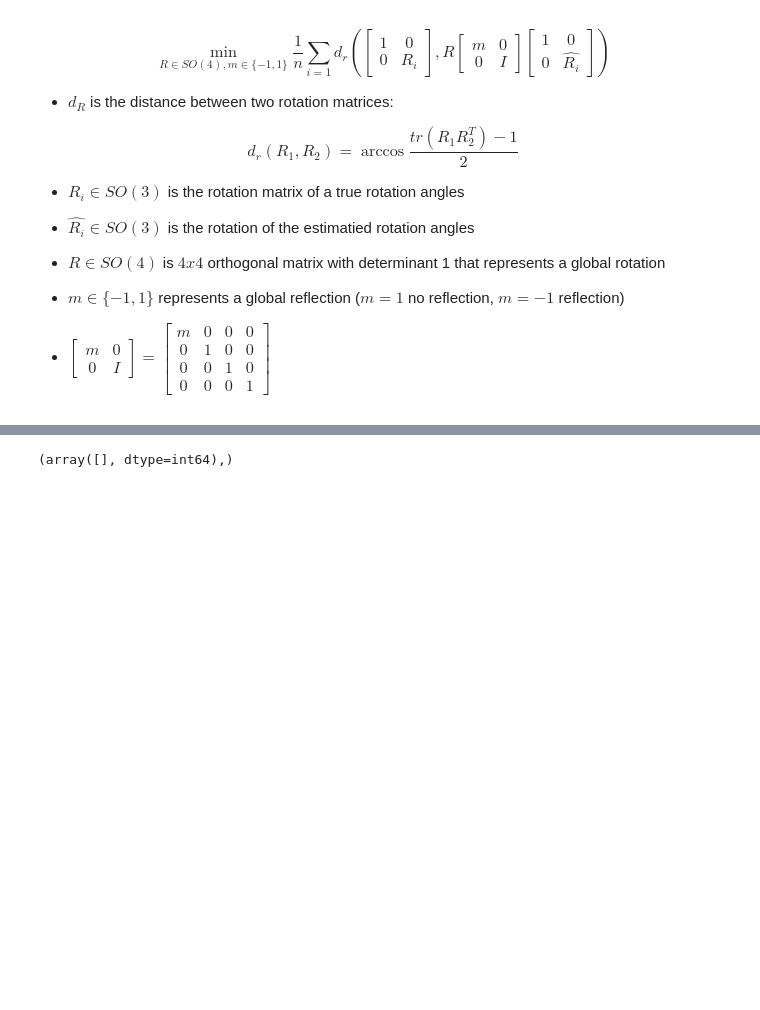
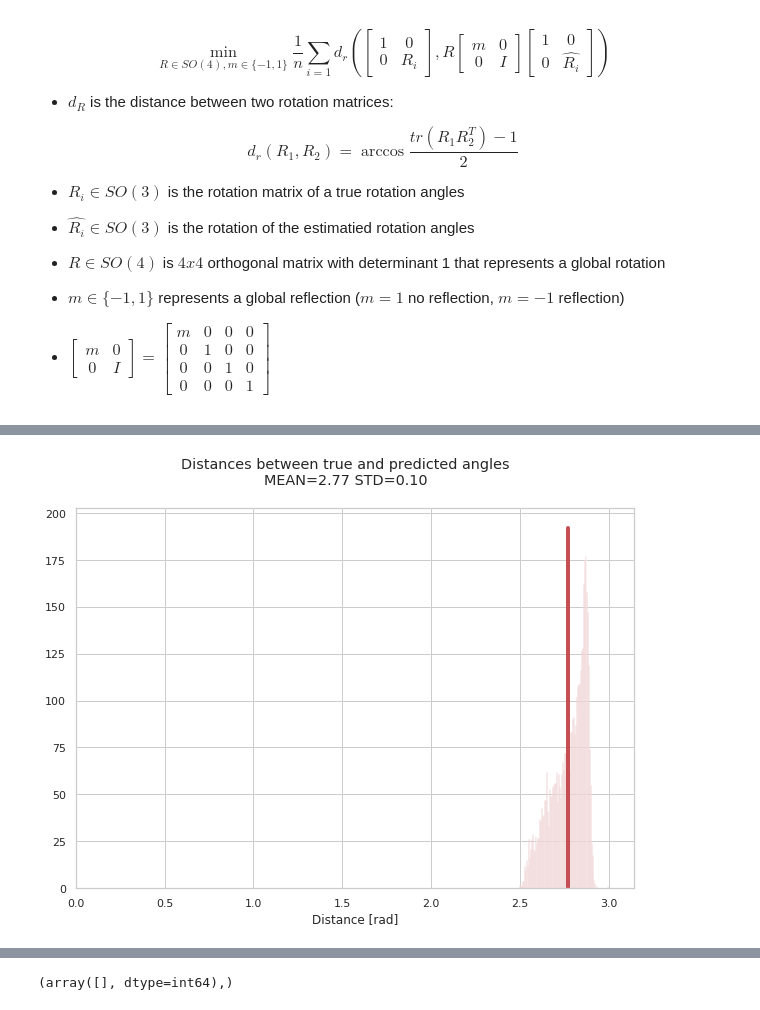
Before and after one commit to JelenaBanjac/protein-reconstruction, a Jupyter notebook: notebooks/1-phase1/angle_alignment_RotMatrices.ipynb, the cells around one changed output, grey strips where cells are left out. Saved outputs shown, nothing was run; the diff lists cells and outputs as text; code cells hidden in the pictures; blank space fills up the shorter version.

```diff
--- a/notebooks/1-phase1/angle_alignment_RotMatrices.ipynb
+++ b/notebooks/1-phase1/angle_alignment_RotMatrices.ipynb
@@ -355,0 +423,5 @@ def update_angles(m, a_R, a_predicted):
+# %%
+from cryoem.plots import plot_distances_count
+plot_distances_count(updated_angles_true, angles_true)
+# %% [output]
+[figure, added]
```
Also changed, not shown: parts of 26 cells of this notebook, 3 other files.
